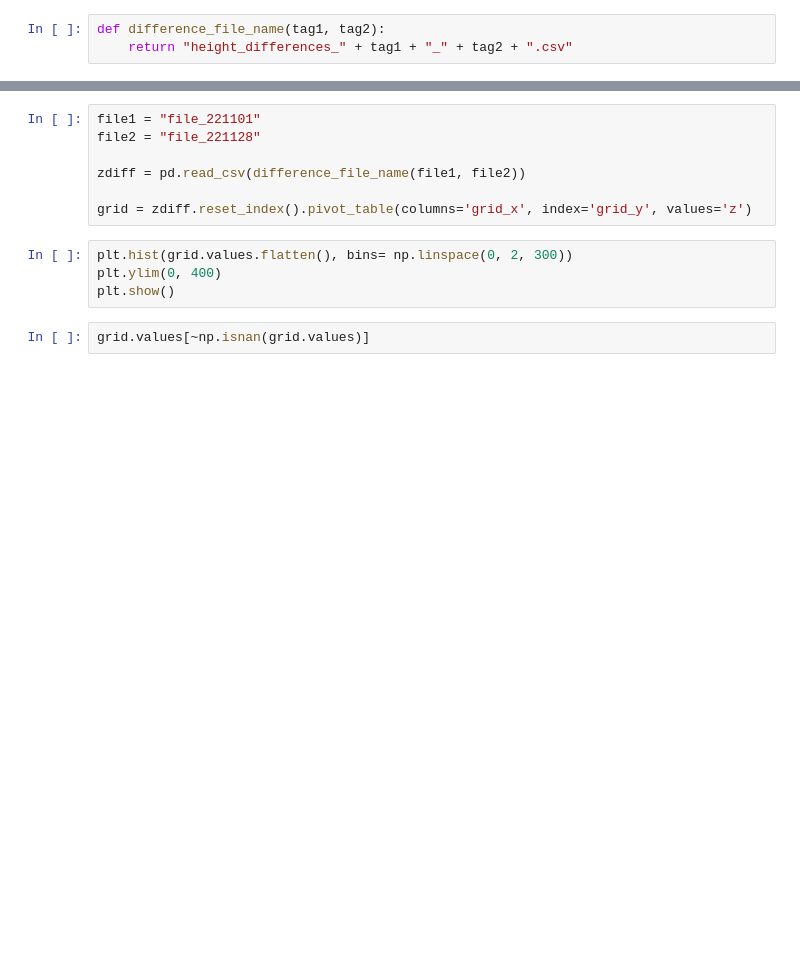
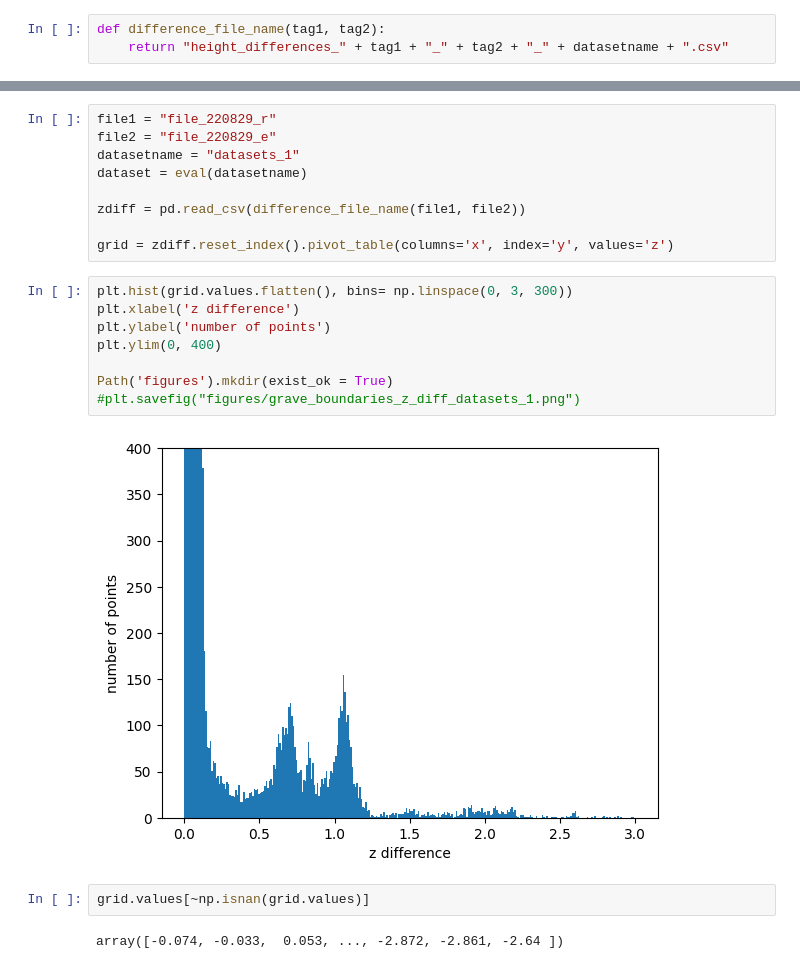
Before and after one commit to SillyCookies/Grave_Processing, a Jupyter notebook: define_graves.ipynb, the cells around one changed output, grey strips where cells are left out. Saved outputs shown, nothing was run; the diff lists cells and outputs as text; blank space fills up the shorter version.

```diff
--- a/define_graves.ipynb
+++ b/define_graves.ipynb
@@ -23,3 +24,3 @@ file_path = "C:/Hobbies/programming/data/220829GO15D/22GOempty/" + file_name + "
 # %%
 def difference_file_name(tag1, tag2):
-    return "height_differences_" + tag1 + "_" + tag2 + ".csv"
+    return "height_differences_" + tag1 + "_" + tag2 + "_" + datasetname + ".csv"
@@ -26,15 +61,25 @@ def difference_file_name(tag1, tag2):
 # %%
-file1 = "file_221101"
-file2 = "file_221128"
+file1 = "file_220829_r"
+file2 = "file_220829_e"
+datasetname = "datasets_1"
+dataset = eval(datasetname)
 
 zdiff = pd.read_csv(difference_file_name(file1, file2))
 
-grid = zdiff.reset_index().pivot_table(columns='grid_x', index='grid_y', values='z')
+grid = zdiff.reset_index().pivot_table(columns='x', index='y', values='z')
 # %%
-plt.hist(grid.values.flatten(), bins= np.linspace(0, 2, 300))
+plt.hist(grid.values.flatten(), bins= np.linspace(0, 3, 300))
+plt.xlabel('z difference')
+plt.ylabel('number of points')
 plt.ylim(0, 400)
-plt.show()
+
+Path('figures').mkdir(exist_ok = True)
+#plt.savefig("figures/grave_boundaries_z_diff_datasets_1.png")
+# %% [output]
+[figure, added]
 # %%
 grid.values[~np.isnan(grid.values)]
+# %% [output]
+array([-0.074, -0.033,  0.053, ..., -2.872, -2.861, -2.64 ])
 # %%
 plt.figure(figsize = (20,20))
```
Also changed, not shown: parts of 21 cells of this notebook, 6 other files.
